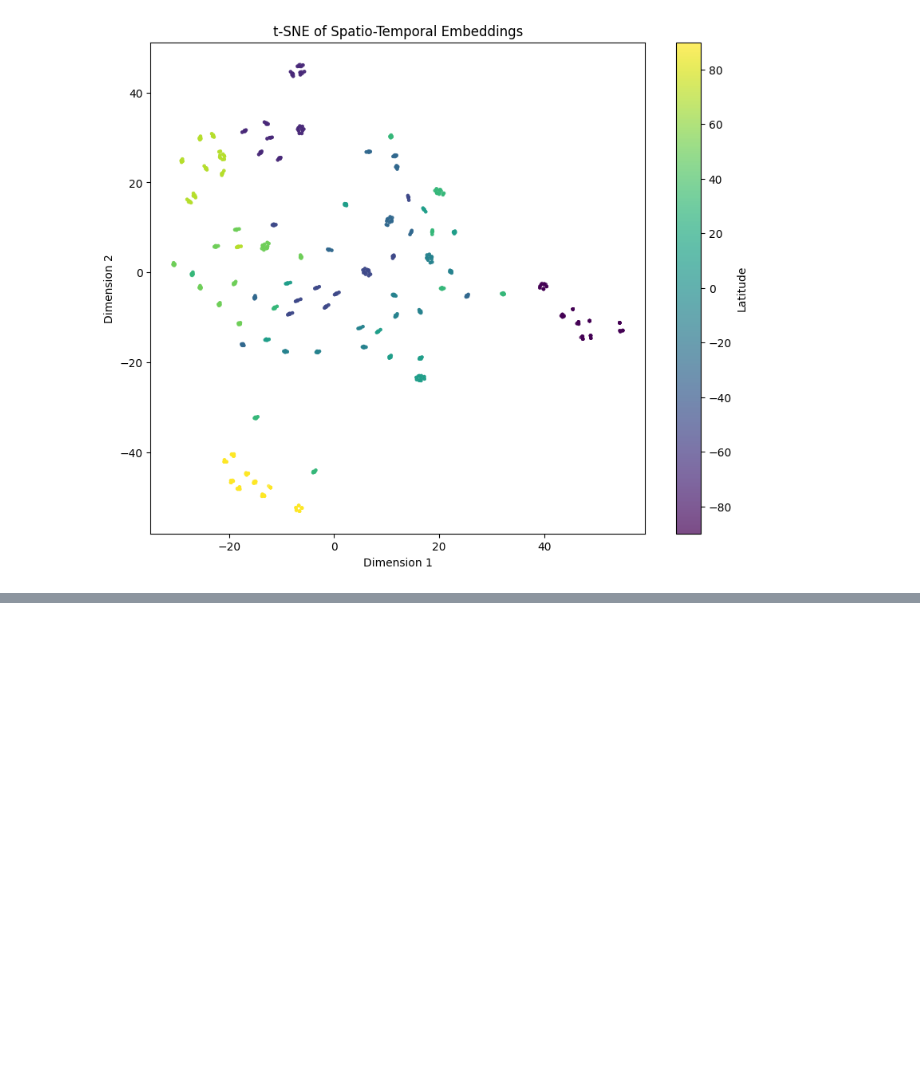
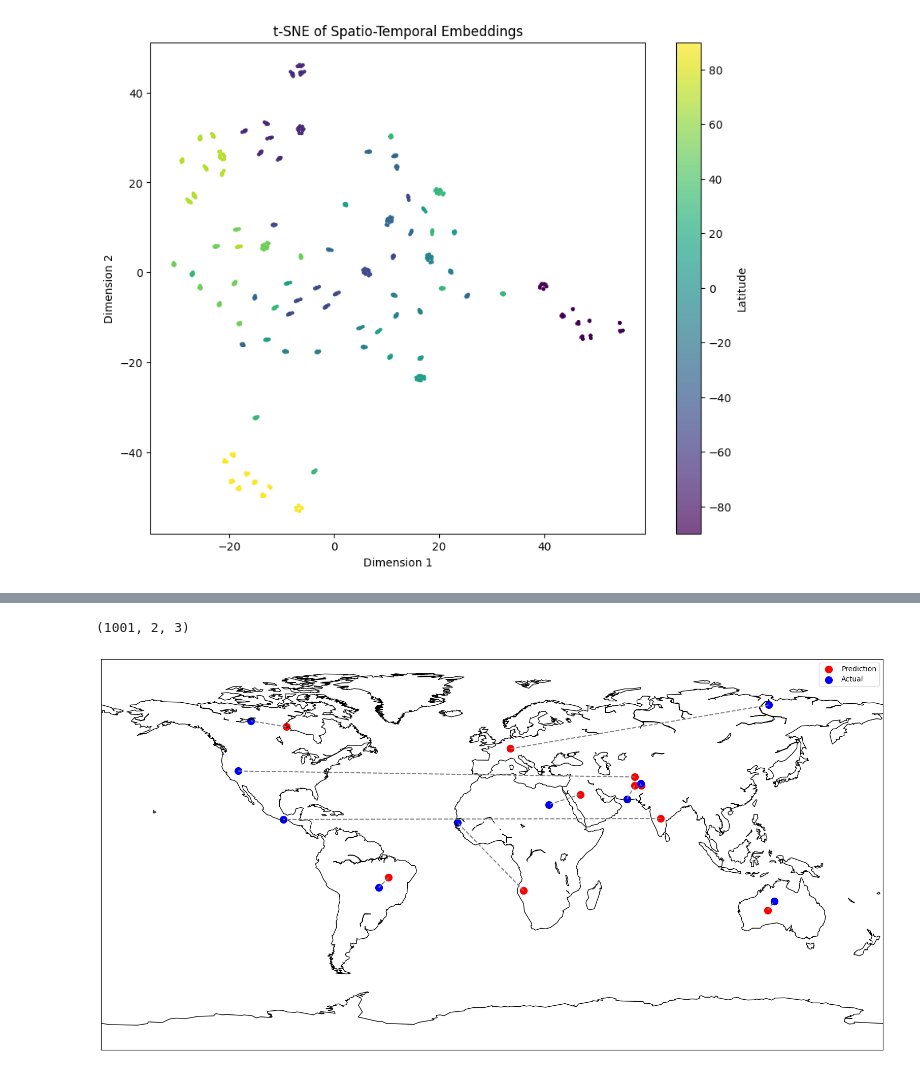
Before and after one commit to arizonat/satclip, a Jupyter notebook: satclip/satclip_temporal_basics.ipynb, the cells around one changed output, grey strips where cells are left out. Saved outputs shown, nothing was run; the diff lists cells and outputs as text; code cells hidden in the pictures; blank space fills up the shorter version.

```diff
--- a/satclip/satclip_temporal_basics.ipynb
+++ b/satclip/satclip_temporal_basics.ipynb
@@ -35,7 +33,11 @@ torch.Size([5, 256])
 # %%
 # Create a spatio-temporal encoder from a checkpoint
 # ckpt_path = '/home/leca5365/Documents/satclip/satclip/satclip_temporal_logs/satclip-s2-temporal-55k/satclip/checkpoints/best.ckpt'
-ckpt_path = '/home/leca5365/Documents/satclip/satclip/satclip_temporal_logs/satclip-s2-temporal-55k/satclip-fixed-fourier/checkpoints/best.ckpt'
+# ckpt_path = '/home/leca5365/Documents/satclip-s2-temporal-experiments/satclip_temporal_logs/satclip-s2-temporal-55k/satclip-fixed-fourier/checkpoints/best.ckpt'
+# ckpt_path = '/home/leca5365/Documents/satclip-s2-temporal-experiments/satclip_temporal_logs/satclip-s2-temporal-55k-temporalsplits-2/satclip/checkpoints/last.ckpt'
+# ckpt_path = '/home/leca5365/Documents/satclip/satclip/satclip_temporal_logs/satclip-s2-temporal-55k-temporalsplits-fixednormalizeddayofyear/satclip-fixed-normalized-day-of-year/checkpoints/epoch296.ckpt'
+ckpt_path = '/home/leca5365/Documents/satclip/satclip/satclip_temporal_logs/satclip-s2-temporal-55k-temporalsplits-fixednormalizeddayofyear/satclip-fixed-normalized-day-of-year/checkpoints/last.ckpt'
+
 lightning_model = SatCLIPLightningModule.load_from_checkpoint(ckpt_path)
 lightning_model.eval()
 ste = lightning_model.model.location
@@ -233,7 +235,7 @@ for doy in np.unique(land_coords[:,2]):
     m.drawcoastlines()
 
     # Land mask
-    t_land_idx = np.abs(land_coords[:, 2] - doy) < 30  # Within 10 days of doy
+    t_land_idx = np.abs(land_coords[:, 2] - doy) < 15  # Within 10 days of doy
     t_land_coords = land_coords[t_land_idx]
     t_land_pca = land_pca[t_land_idx]
     print(t_land_coords.shape)
@@ -433,0 +486,29 @@ Nearest coordinates (lon, lat, time):  [129.86072423  52.79329609 132.72727273]
+# %%
+orig_results = results.copy()
+# %%
+results = np.array(results)
+results.shape
+# %% [output]
+(1001, 2, 3)
+# %%
+results = orig_results[950:960]
+# %%
+# Plot the results
+# i = 900
+# print(results[i])
+fig, ax = plt.subplots(1,1, figsize=(20, 10))
+m = Basemap(projection='cyl', resolution='c', ax=ax)
+m.drawcoastlines()
+
+# Plot predicted vs actual coordinates for the i-th image
+ax.scatter(results[:, 0, 0], results[:, 0, 1], s=100, c="red", label="Prediction")
+ax.scatter(results[:, 1, 0], results[:, 1, 1], s=100, c="blue", label="Actual")
+ax.legend()
+
+# Plot lines between predicted and actual coordinates for the i-th image
+for i in range(len(results)):
+    ax.plot([results[i, 0, 0], results[i, 1, 0]], [results[i, 0, 1], results[i, 1, 1]], c="gray", linestyle="--", label="Error")
+
+plt.show()
+# %% [output]
+[figure, added]
```
Also changed, not shown: parts of 6 cells of this notebook, 1 other file.
